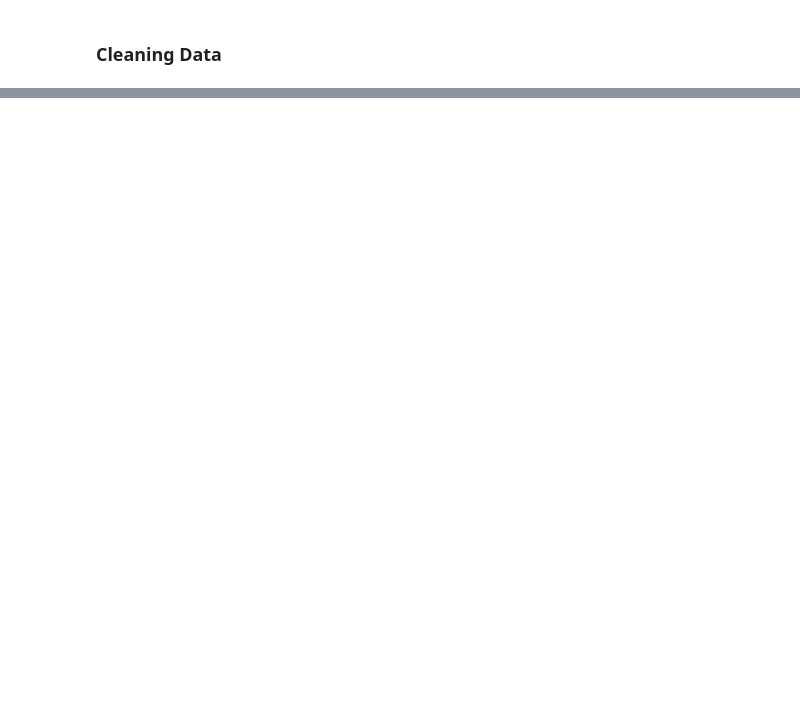
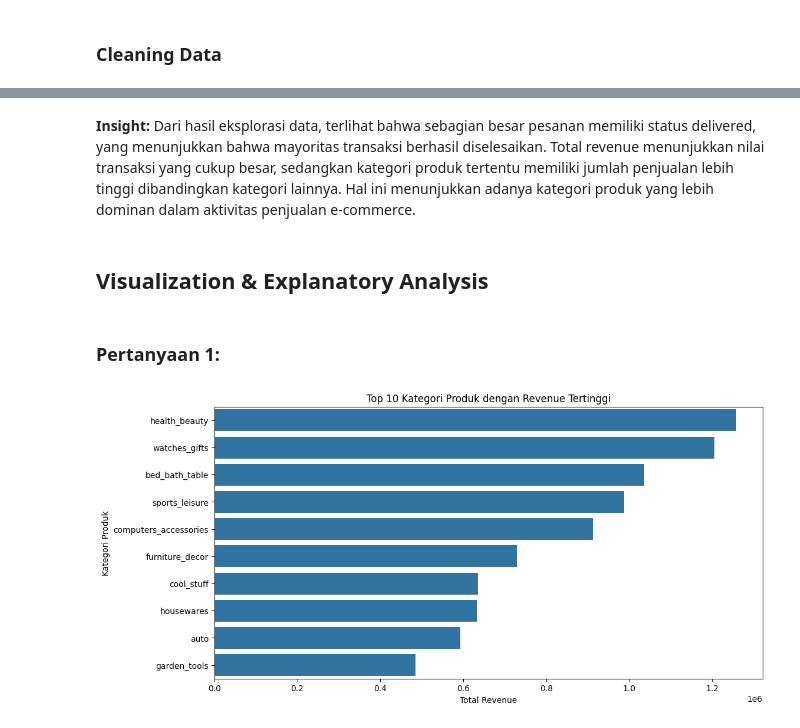
Before and after one commit to bilaaak/ecommerce, a Jupyter notebook: notebook.ipynb, the cells around one changed output, grey strips where cells are left out. Drawn from its saved outputs; the diff is of its cells as text; code cells hidden in the pictures; blank space fills up the shorter version.

```diff
--- a/notebook.ipynb
+++ b/notebook.ipynb
@@ -10,4 +51,2 @@ import numpy as np
 import matplotlib.pyplot as plt
 import seaborn as sns
-# %%
-sns.set(style="whitegrid")
@@ -27,9 +66,9 @@ Dataset yang digunakan antara lain:
 # %%
-customers_df = pd.read_csv('/content/olist_customers_dataset.csv')
-orders_df = pd.read_csv('/content/olist_orders_dataset.csv')
-order_items_df = pd.read_csv('/content/olist_order_items_dataset.csv')
-products_df = pd.read_csv('/content/olist_products_dataset.csv')
-payments_df = pd.read_csv('/content/olist_order_payments_dataset.csv')
-reviews_df = pd.read_csv('/content/olist_order_reviews_dataset.csv')
-sellers_df = pd.read_csv('/content/olist_sellers_dataset.csv')
-category_df = pd.read_csv('/content/product_category_name_translation.csv')
+customers_df = pd.read_csv('olist_customers_dataset.csv')
+orders_df = pd.read_csv('olist_orders_dataset.csv')
+order_items_df = pd.read_csv('olist_order_items_dataset.csv')
+payments_df = pd.read_csv('olist_order_payments_dataset.csv')
+products_df = pd.read_csv('olist_products_dataset.csv')
+category_df = pd.read_csv('product_category_name_translation.csv')
+
+customers_df.head()
@@ -159,10 +122,0 @@ Mengubah kolom tanggal menjadi datetime
-# %%
-orders_df['order_purchase_timestamp'] = pd.to_datetime(orders_df['order_purchase_timestamp'])
-orders_df['order_approved_at'] = pd.to_datetime(orders_df['order_approved_at'])
-orders_df['order_delivered_carrier_date'] = pd.to_datetime(orders_df['order_delivered_carrier_date'])
-orders_df['order_delivered_customer_date'] = pd.to_datetime(orders_df['order_delivered_customer_date'])
-
-order_items_df['shipping_limit_date'] = pd.to_datetime(order_items_df['shipping_limit_date'])
-
-reviews_df['review_creation_date'] = pd.to_datetime(reviews_df['review_creation_date'])
-reviews_df['review_answer_timestamp'] = pd.to_datetime(reviews_df['review_answer_timestamp'])
@@ -432,0 +202,20 @@ rfm.to_csv("rfm_data.csv", index=False)
+# %% [markdown]
+**Insight:** Dari hasil eksplorasi data, terlihat bahwa sebagian besar pesanan memiliki status delivered, yang menunjukkan bahwa mayoritas transaksi berhasil diselesaikan. Total revenue menunjukkan nilai transaksi yang cukup besar, sedangkan kategori produk tertentu memiliki jumlah penjualan lebih tinggi dibandingkan kategori lainnya. Hal ini menunjukkan adanya kategori produk yang lebih dominan dalam aktivitas penjualan e-commerce.
+# %% [markdown]
+## Visualization & Explanatory Analysis
+# %% [markdown]
+### Pertanyaan 1:
+# %%
+category_revenue_df = order_items_df.merge(products_df, on='product_id', how='left')
+category_revenue_df = category_revenue_df.merge(category_df, on='product_category_name', how='left')
+
+top_category_revenue = category_revenue_df.groupby('product_category_name_english')['price'].sum().sort_values(ascending=False).head(10)
+
+plt.figure(figsize=(12, 6))
+sns.barplot(x=top_category_revenue.values, y=top_category_revenue.index)
+plt.title('Top 10 Kategori Produk dengan Revenue Tertinggi')
+plt.xlabel('Total Revenue')
+plt.ylabel('Kategori Produk')
+plt.show()
+# %% [output]
+[figure, added]
```
Also changed, not shown: parts of 70 cells of this notebook, 7 other files.
